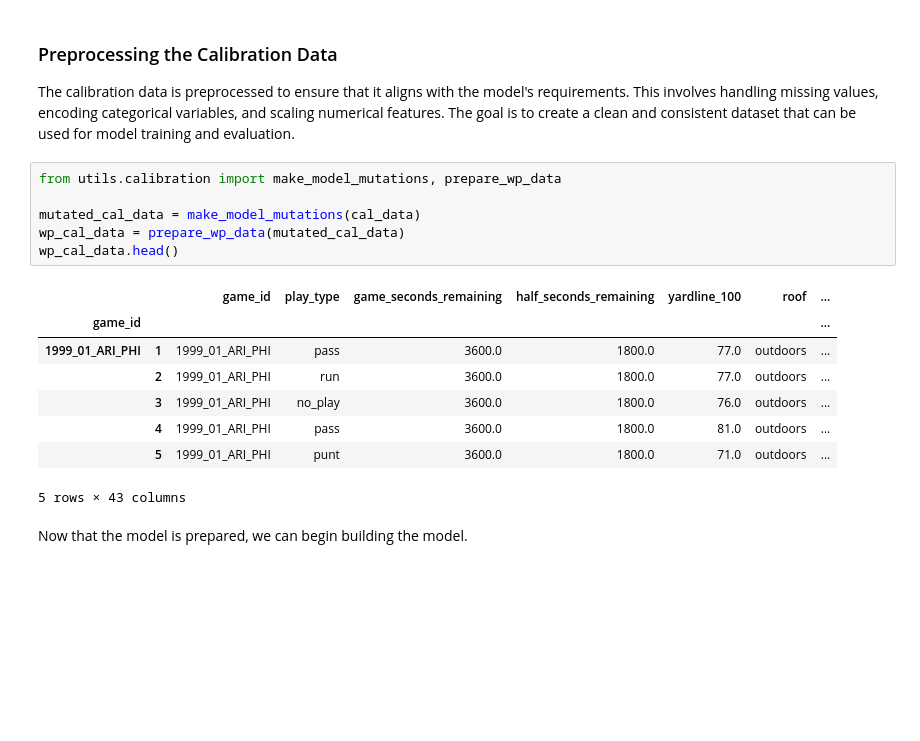
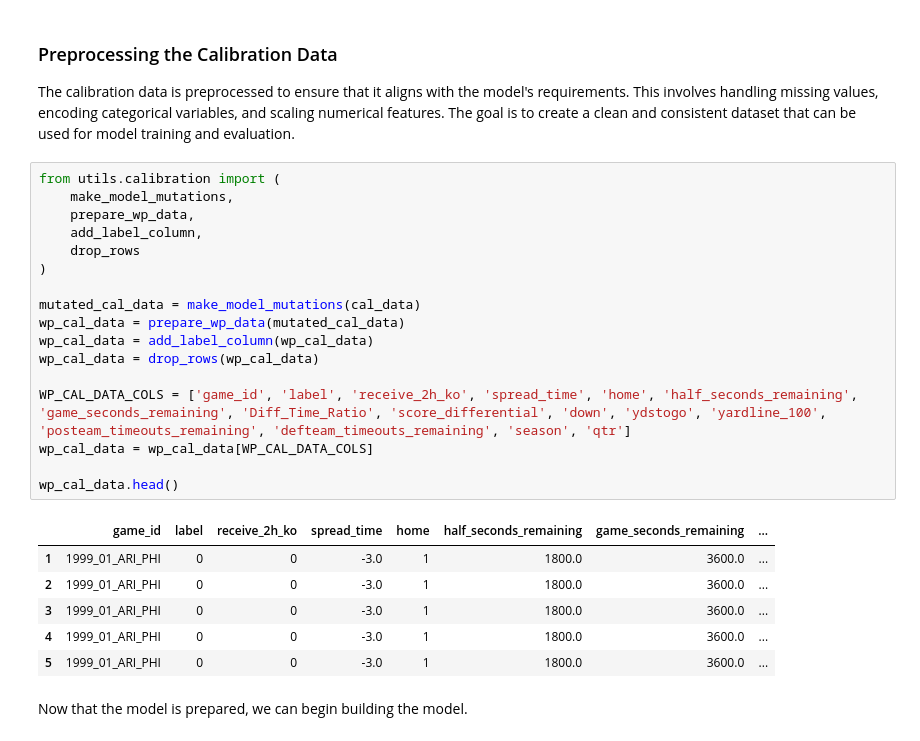
Before and after one commit to jonathanelbailey/nfl-data-models, a Jupyter notebook: notebooks/exploration/eda_nfl_wp_models.ipynb, the cells around one changed output. Saved outputs shown, nothing was run; the diff lists cells and outputs as text; blank space fills up the shorter version.

```diff
--- a/notebooks/exploration/eda_nfl_wp_models.ipynb
+++ b/notebooks/exploration/eda_nfl_wp_models.ipynb
@@ -181,20 +181,29 @@ tests/validation/test_data_validation.py::TestWPCalDataValidation::test_compare_
 
 The calibration data is preprocessed to ensure that it aligns with the model's requirements. This involves handling missing values, encoding categorical variables, and scaling numerical features. The goal is to create a clean and consistent dataset that can be used for model training and evaluation.
 # %%
-from utils.calibration import make_model_mutations, prepare_wp_data
+from utils.calibration import (
+    make_model_mutations,
+    prepare_wp_data,
+    add_label_column,
+    drop_rows
+)
 
 mutated_cal_data = make_model_mutations(cal_data)
 wp_cal_data = prepare_wp_data(mutated_cal_data)
+wp_cal_data = add_label_column(wp_cal_data)
+wp_cal_data = drop_rows(wp_cal_data)
+
+WP_CAL_DATA_COLS = ['game_id', 'label', 'receive_2h_ko', 'spread_time', 'home', 'half_seconds_remaining', 'game_seconds_remaining', 'Diff_Time_Ratio', 'score_differential', 'down', 'ydstogo', 'yardline_100', 'posteam_timeouts_remaining', 'defteam_timeouts_remaining', 'season', 'qtr']
+wp_cal_data = wp_cal_data[WP_CAL_DATA_COLS]
+
 wp_cal_data.head()
 # %% [output]
-|  |  | game_id | play_type | game_seconds_remaining | half_seconds_remaining | yardline_100 | roof | ... |
-| game_id |  |  |  |  |  |  |  | ... |
-| 1999_01_ARI_PHI | 1 | 1999_01_ARI_PHI | pass | 3600.0 | 1800.0 | 77.0 | outdoors | ... |
-|  | 2 | 1999_01_ARI_PHI | run | 3600.0 | 1800.0 | 77.0 | outdoors | ... |
-|  | 3 | 1999_01_ARI_PHI | no_play | 3600.0 | 1800.0 | 76.0 | outdoors | ... |
-|  | 4 | 1999_01_ARI_PHI | pass | 3600.0 | 1800.0 | 81.0 | outdoors | ... |
-|  | 5 | 1999_01_ARI_PHI | punt | 3600.0 | 1800.0 | 71.0 | outdoors | ... |
+|  | game_id | label | receive_2h_ko | spread_time | home | half_seconds_remaining | game_seconds_remaining | ... |
+| 1 | 1999_01_ARI_PHI | 0 | 0 | -3.0 | 1 | 1800.0 | 3600.0 | ... |
+| 2 | 1999_01_ARI_PHI | 0 | 0 | -3.0 | 1 | 1800.0 | 3600.0 | ... |
+| 3 | 1999_01_ARI_PHI | 0 | 0 | -3.0 | 1 | 1800.0 | 3600.0 | ... |
+| 4 | 1999_01_ARI_PHI | 0 | 0 | -3.0 | 1 | 1800.0 | 3600.0 | ... |
+| 5 | 1999_01_ARI_PHI | 0 | 0 | -3.0 | 1 | 1800.0 | 3600.0 | ... |
-5 rows × 43 columns
 # %% [markdown]
 Now that the model is prepared, we can begin building the model.
 # %% [markdown]
```
Also changed, not shown: parts of 20 cells of this notebook, 1 other file.
